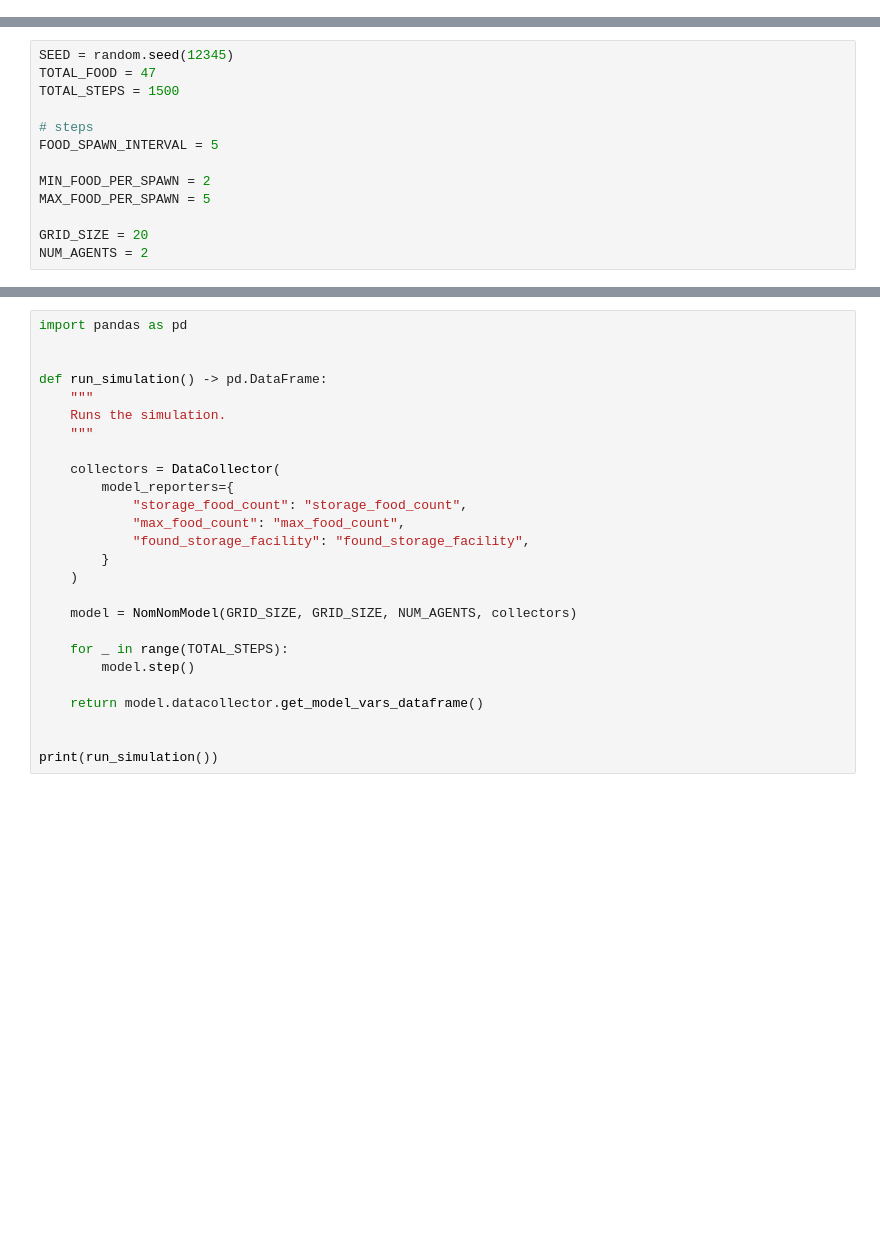
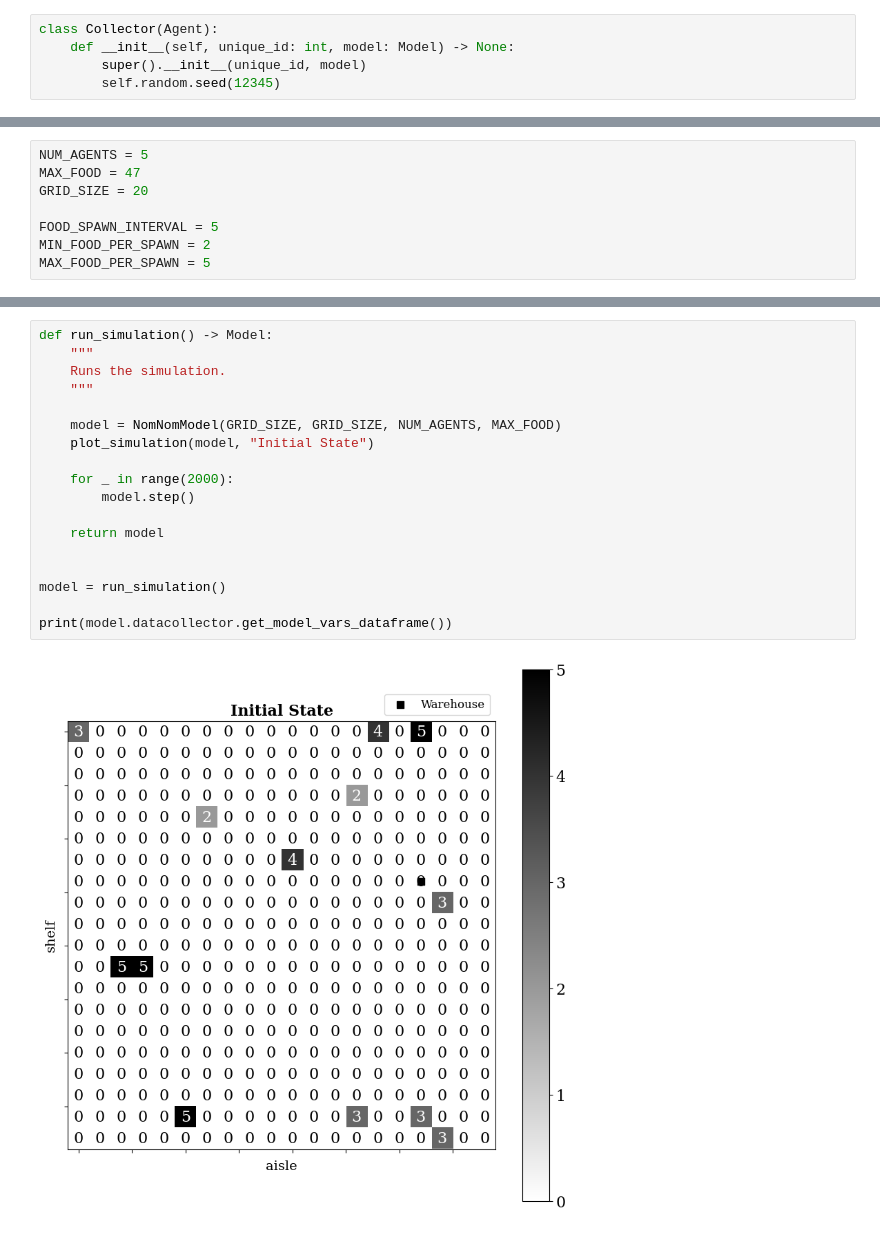
Before and after one commit to salgue441/NexaRender, a Jupyter notebook: api/src/NomNom.ipynb, the cells around one changed output, grey strips where cells are left out. Drawn from its saved outputs; the diff is of its cells as text; blank space fills up the shorter version.

Commit message:
feat(Model): NomNomModel Updates Developed a faster model that allows the agents to move around the map with ease. The starting simulation is plotted first

```diff
--- a/api/src/NomNom.ipynb
+++ b/api/src/NomNom.ipynb
@@ -257,0 +7,5 @@ Defines the grid's size, total food generation, spawn interval, and number of ag
+# %%
+class Collector(Agent):
+    def __init__(self, unique_id: int, model: Model) -> None:
+        super().__init__(unique_id, model)
+        self.random.seed(12345)
@@ -258,13 +182,8 @@ Defines the grid's size, total food generation, spawn interval, and number of ag
 # %%
-SEED = random.seed(12345)
-TOTAL_FOOD = 47
-TOTAL_STEPS = 1500
+NUM_AGENTS = 5
+MAX_FOOD = 47
+GRID_SIZE = 20
 
-# steps
 FOOD_SPAWN_INTERVAL = 5
-
 MIN_FOOD_PER_SPAWN = 2
 MAX_FOOD_PER_SPAWN = 5
-
-GRID_SIZE = 20
-NUM_AGENTS = 2
@@ -271,27 +241,20 @@ NUM_AGENTS = 2
 # %%
-import pandas as pd
-
-
-def run_simulation() -> pd.DataFrame:
+def run_simulation() -> Model:
     """
     Runs the simulation.
     """
 
-    collectors = DataCollector(
-        model_reporters={
-            "storage_food_count": "storage_food_count",
-            "max_food_count": "max_food_count",
-            "found_storage_facility": "found_storage_facility",
-        }
-    )
+    model = NomNomModel(GRID_SIZE, GRID_SIZE, NUM_AGENTS, MAX_FOOD)
+    plot_simulation(model, "Initial State")
 
-    model = NomNomModel(GRID_SIZE, GRID_SIZE, NUM_AGENTS, collectors)
-
-    for _ in range(TOTAL_STEPS):
+    for _ in range(2000):
         model.step()
 
-    return model.datacollector.get_model_vars_dataframe()
+    return model
 
 
-print(run_simulation())
+model = run_simulation()
+
+print(model.datacollector.get_model_vars_dataframe())
 # %% [output]
+[figure, added]
```
Also changed, not shown: parts of 10 cells of this notebook.
